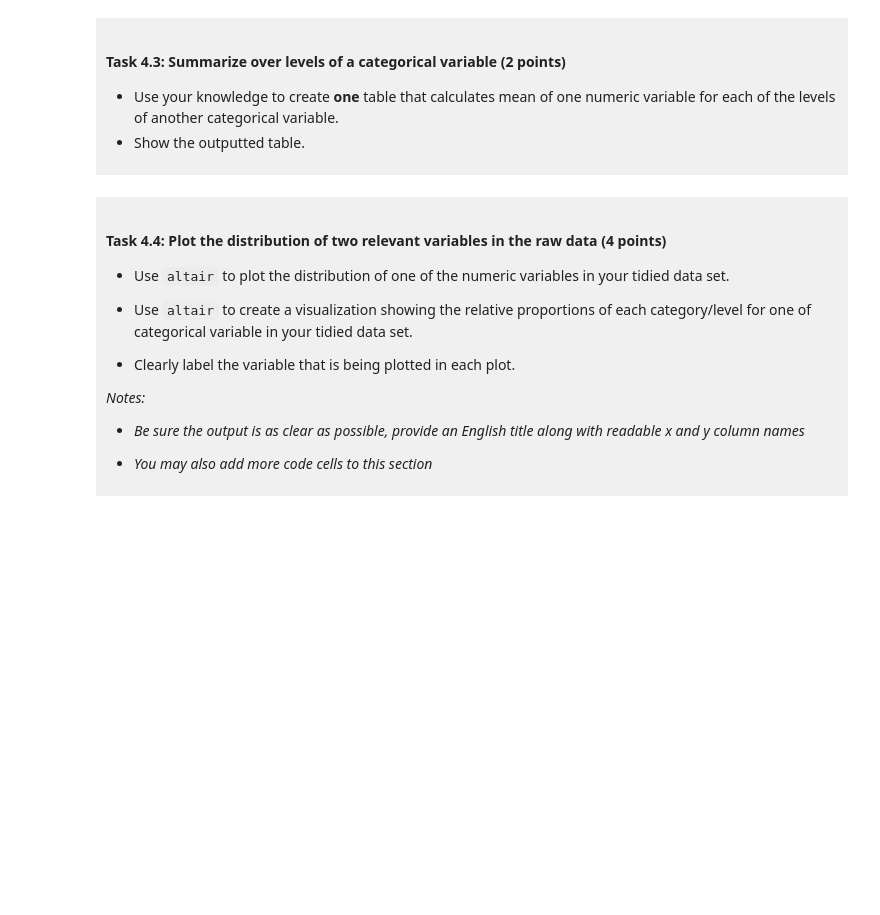
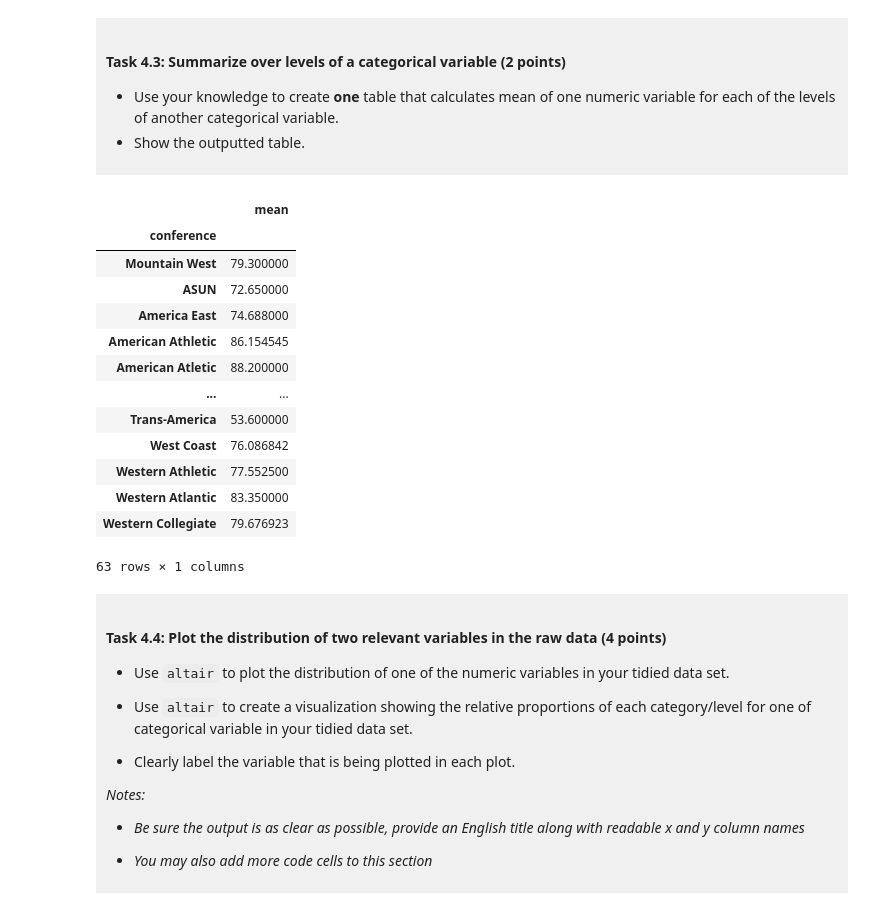
Before and after one commit to mvanoloo/dsci-100-project-mayeesha, a Jupyter notebook: dsci-100-project-notebook.ipynb, the cells around one changed output. Saved outputs shown, nothing was run; the diff lists cells and outputs as text; code cells hidden in the pictures; blank space fills up the shorter version.

```diff
--- a/dsci-100-project-notebook.ipynb
+++ b/dsci-100-project-notebook.ipynb
@@ -255,7 +271,22 @@ You will refine your research question (if needed) and produce a tidy data set.
 - Show the outputted table.
 </div>
 # %%
-### EDIT THIS CODE CELL ###
+bball_data.groupby('conference')['reg_wins_pct'].agg(['mean'])
+# %% [output]
+|  | mean |
+| conference |  |
+| Mountain West | 79.300000 |
+| ASUN | 72.650000 |
+| America East | 74.688000 |
+| American Athletic | 86.154545 |
+| American Atletic | 88.200000 |
+| ... | ... |
+| Trans-America | 53.600000 |
+| West Coast | 76.086842 |
+| Western Athletic | 77.552500 |
+| Western Atlantic | 83.350000 |
+| Western Collegiate | 79.676923 |
+63 rows × 1 columns
 # %% [markdown]
 <div style="background-color: #f0f0f0; padding: 10px;">
 
```
Also changed, not shown: parts of 11 cells of this notebook.
